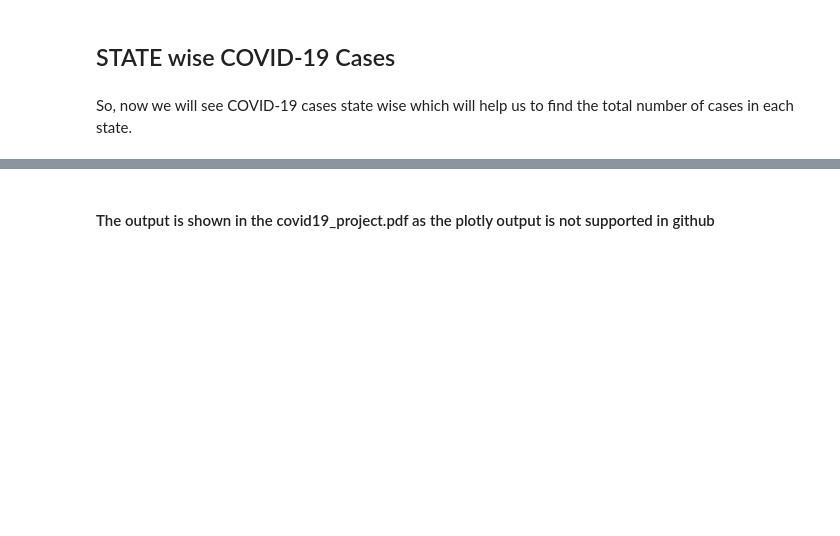
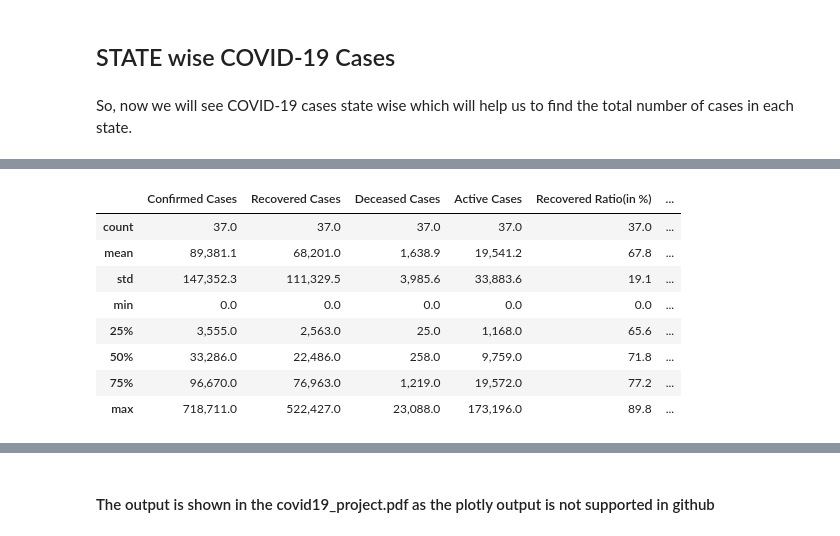
Before and after one commit to shlokadaga/covid19-tracker, a Jupyter notebook: Covid19_project.ipynb, the cells around one changed output, grey strips where cells are left out. Drawn from its saved outputs; the diff is of its cells as text; code cells hidden in the pictures; blank space fills up the shorter version.

```diff
--- a/Covid19_project.ipynb
+++ b/Covid19_project.ipynb
@@ -247,5 +248,17 @@ final_df1
 | LD | 0 | 0 | 0 | 0 | 0.0 | ... |
 | Daman & Diu | 0 | 0 | 0 | 0 | 0.0 | ... |
+# %%
+final_df1.describe()
+# %% [output]
+|  | Confirmed Cases | Recovered Cases | Deceased Cases | Active Cases | Recovered Ratio(in %) | ... |
+| count | 37.0 | 37.0 | 37.0 | 37.0 | 37.0 | ... |
+| mean | 89,381.1 | 68,201.0 | 1,638.9 | 19,541.2 | 67.8 | ... |
+| std | 147,352.3 | 111,329.5 | 3,985.6 | 33,883.6 | 19.1 | ... |
+| min | 0.0 | 0.0 | 0.0 | 0.0 | 0.0 | ... |
+| 25% | 3,555.0 | 2,563.0 | 25.0 | 1,168.0 | 65.6 | ... |
+| 50% | 33,286.0 | 22,486.0 | 258.0 | 9,759.0 | 71.8 | ... |
+| 75% | 96,670.0 | 76,963.0 | 1,219.0 | 19,572.0 | 77.2 | ... |
+| max | 718,711.0 | 522,427.0 | 23,088.0 | 173,196.0 | 89.8 | ... |
 # %%
 fig=make_subplots(rows=2,cols=2,shared_xaxes=True)
 barchart1=go.Bar(x=final_df.index,y=final_df['Confirmed Cases'],name='Confirmed Cases')
```
Also changed, not shown: parts of 11 cells of this notebook.
